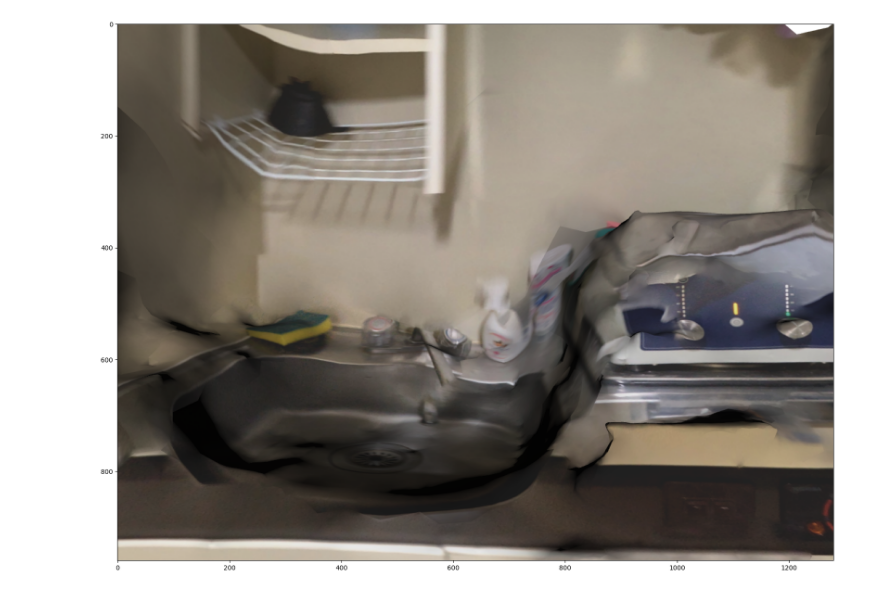
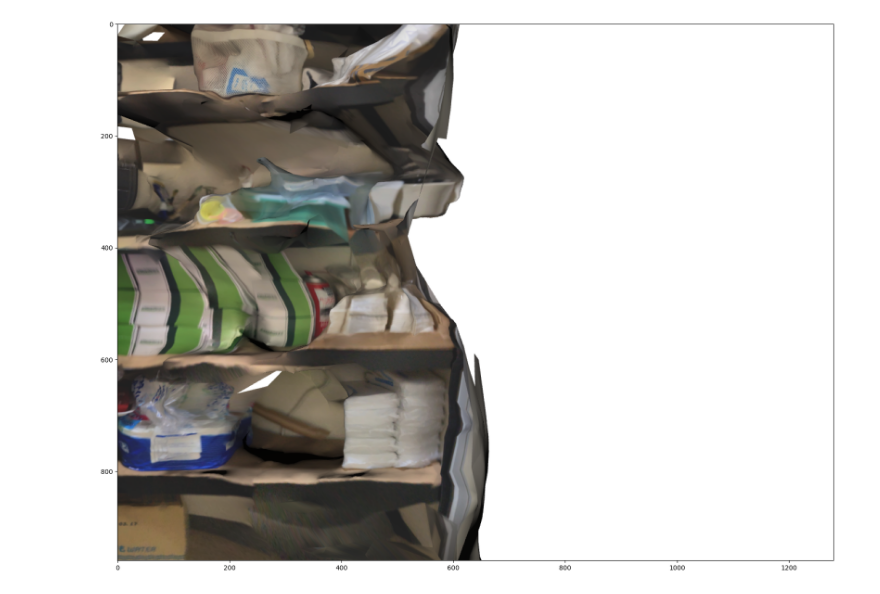
Before and after one commit to konbraphat51/RoomReader, a Jupyter notebook: pyrender_test.ipynb, the cells around one changed output. Cells and saved outputs as stored; diff of their text form; code cells hidden in the pictures.

Commit message:
Look at

```diff
--- a/pyrender_test.ipynb
+++ b/pyrender_test.ipynb
@@ -20,13 +20,9 @@ light = pyrender.DirectionalLight(color=np.ones(3), intensity=3.0)
 node_light = scene.add(light)
 # %%
 def change_view(translation, rotation):
-    # move
-    position = [0, 1, 0]
-    rotation = [0, 0, 0, 1]
-
-    node_camera.translation = position
+    node_camera.translation = translation
     node_camera.rotation = rotation
-    node_light.translation = position
+    node_light.translation = translation
     node_light.rotation = rotation
 
     #render
@@ -39,7 +35,20 @@ def change_view(translation, rotation):
     plt.figure(figsize=(20,20))
     plt.imshow(color)
     plt.show()
+# %%
+def euler_to_quaternion(roll, pitch, yaw):
+    qx = np.sin(roll/2) * np.cos(pitch/2) * np.cos(yaw/2) - np.cos(roll/2) * np.sin(pitch/2) * np.sin(yaw/2)
+    qy = np.cos(roll/2) * np.sin(pitch/2) * np.cos(yaw/2) + np.sin(roll/2) * np.cos(pitch/2) * np.sin(yaw/2)
+    qz = np.cos(roll/2) * np.cos(pitch/2) * np.sin(yaw/2) - np.sin(roll/2) * np.sin(pitch/2) * np.cos(yaw/2)
+    qw = np.cos(roll/2) * np.cos(pitch/2) * np.cos(yaw/2) + np.sin(roll/2) * np.sin(pitch/2) * np.sin(yaw/2)
+    return np.array([qx, qy, qz, qw])
+
+def look_at(vector):
+    yaw = np.arctan2(vector[1], vector[0])
+    pitch = np.arctan2(vector[2], np.sqrt(vector[0]**2 + vector[1]**2))
+
+    return euler_to_quaternion(0, pitch, yaw)
 # %%
-change_view([0, 1, 0], [0, 0, 0, 1])
+change_view([-1, 1, 1], look_at([0, 0, -11]))
 # %% [output]
-[figure, old version]
+[figure, new version]
```
